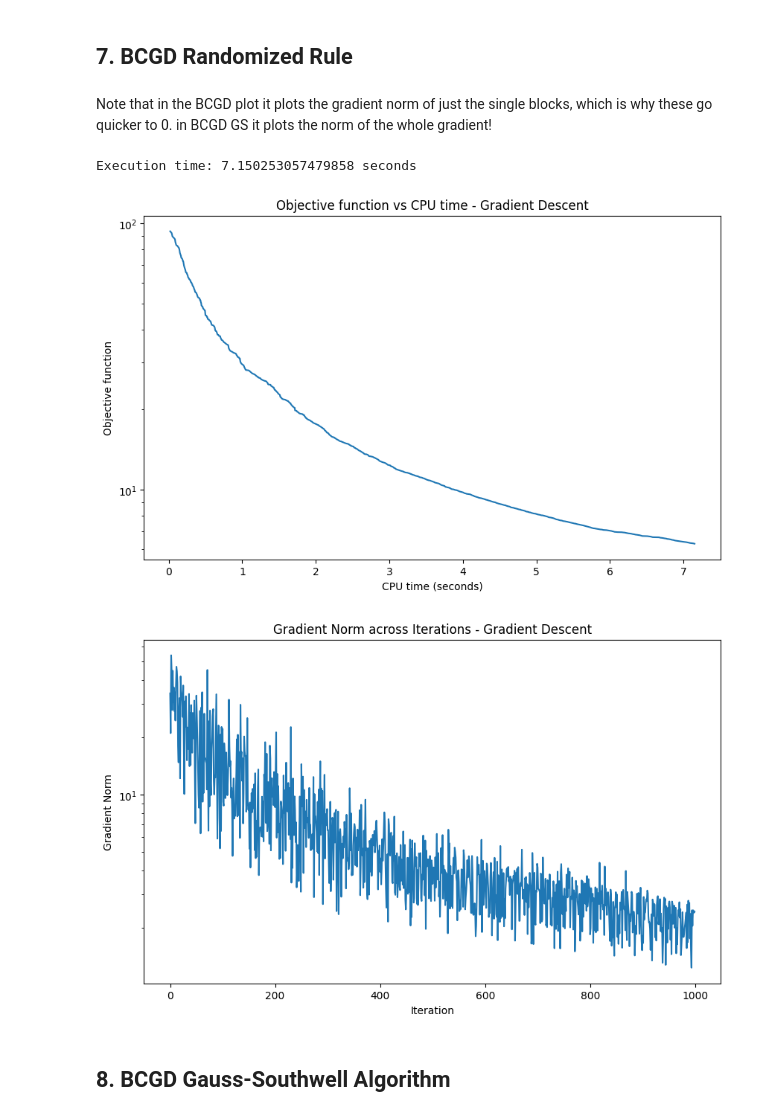
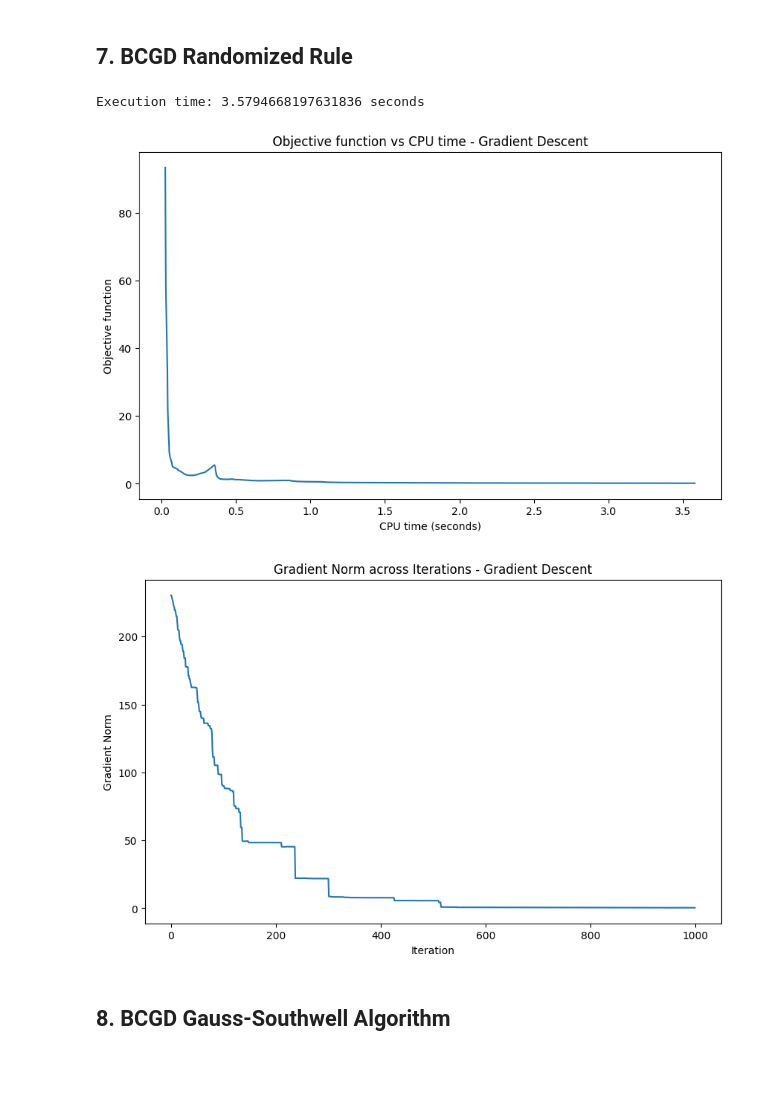
Before and after one commit to maloooon/Optimizing_Multi-Class_Logistic_Regression_with_Gradient-Based_Methods, a Jupyter notebook: HW1_CLEANED_CODE.ipynb, the cells around one changed output. Cells and saved outputs as stored; diff of their text form; code cells hidden in the pictures; blank space fills up the shorter version.

```diff
--- a/HW1_CLEANED_CODE.ipynb
+++ b/HW1_CLEANED_CODE.ipynb
@@ -202,6 +128,8 @@ def cost_function_3(X,A,labels):
 # Define Gradient descent variables
 EPSILON = 1e-6
 ITERATIONS = 1000
-LR = 0.001
+LR_GD = 0.001
+LR_BCGD = 0.0008
+LR_BCGD_GS = 0.0008
 # %%
 # Plotting functions
@@ -226,3 +187,7 @@ def plotting(times,losses,gradient_norms):
+# %%
+#scheduler_GD = LearningRateScheduler(initial_lr=LR_GD, decay_factor=1, num_iterations_per_decay=100)
+scheduler_BCGD = LearningRateScheduler(initial_lr=LR_BCGD, decay_factor=0.50, num_iterations_per_decay=50)
+scheduler_BCGD_GS = LearningRateScheduler(initial_lr=LR_BCGD_GS, decay_factor=0.50, num_iterations_per_decay=50)
 # %% [markdown]
 ## 4.Partial Gradient
 We define as a block a single column in the parameter matrix $X$. Thus, one block defines all features for a single class. As this is a column vector in the matrix $X$, our partial gradient is now only dependent on $c$.
@@ -345,7 +291,7 @@ Execution time: 10.010052919387817 seconds
 # %% [markdown]
 ## 6. Gradient Descent Algorithm
 # %%
-X_values, gradient_norms_GD, times_GD = gradient_descent_final(X,A,labels, lr= LR, cost_function = cost_function_3,  iterations= ITERATIONS)
+X_values, gradient_norms_GD, times_GD = gradient_descent_final(X,A,labels, lr= LR_GD, cost_function = cost_function_3,  iterations= ITERATIONS)
 
 
 losses_GD = [cost_function_3(X_val, A, labels) for X_val in X_values]
@@ -363,7 +309,7 @@ random_choices = []
 for i in range(ITERATIONS):
     random_choices.append(random.randint(0,k-1))
 # %%
-def BCGD_randomized(X,A,labels,lr, cost_function, iterations = 500):
+def BCGD_randomized(X,A,labels,lr, cost_function, iterations ):
 
     # Do a copy of X so we don't change each time we run the program new
     X_copy = X.copy()
@@ -372,25 +318,41 @@ def BCGD_randomized(X,A,labels,lr, cost_function, iterations = 500):
     X_values = []
     times = []
     start_time = time.time()
+
+    # Calculate the full gradient once
+    grad = full_gradient_final(X_copy,A,labels)
+
     for i in range(iterations):
         # Add values of X for to plot loss out of gradient calculation function (for better time efficiency in calculating the gradient)
         # why do we have to use np.copy again ? else constant value ???
         X_values.append(np.copy(X_copy))
+
         # Generate random c
-        print(random_choices[i])
+
         curr_c = random_choices[i] #random.randint(0,k-1)
-        # Calculate gradient
-        grad = partial_gradient(X_copy,A,labels,curr_c)
-        # Get the gradient norm (of just the current block)
+
+        # Take the random block
+        curr_grad = grad[:, curr_c]
+
+
+        grad[:, curr_c] = partial_gradient(X_copy,A,labels,curr_c)
+
+
+        # Get the gradient norm (of the whole gradient)
         norm = np.linalg.norm(grad)
         # Check the stopping criterium
         # Not added here, because we can always only calc norm of
         # current partial gradient : better just do via iterations ?
 
+        # Update the learning rate
+        current_lr = scheduler_BCGD.get_learning_rate()
+        # print(f"Epoch {i + 1}: Learning rate = {current_lr:.6f}")
+        scheduler_BCGD.update_learning_rate()
+
         # Add current gradient norm to list
         gradient_norms.append(norm)
         # Gradient step
-        X_copy[:, curr_c] = X_copy[:, curr_c] - lr * partial_gradient(X_copy,A,labels,curr_c)
+        X_copy = X_copy - lr * grad
         # Add times
         times.append(time.time() - start_time)
 
@@ -400,17 +362,15 @@ def BCGD_randomized(X,A,labels,lr, cost_function, iterations = 500):
 
 
     return X_values, gradient_norms, times
-# %% [markdown]
-Note that in the BCGD plot it plots the gradient norm of just the single blocks, which is why these go quicker to 0. in BCGD GS it plots the norm of the whole gradient!
 # %%
-X_values, gradient_norms_BCGD, times_BCGD = BCGD_randomized(X,A,labels, LR, cost_function= cost_function_3, iterations= ITERATIONS)
+X_values, gradient_norms_BCGD, times_BCGD = BCGD_randomized(X,A,labels, lr = LR_BCGD, cost_function= cost_function_3, iterations= ITERATIONS)
 losses_BCGD = [cost_function_3(X_val, A, labels) for X_val in X_values]
 
 plotting(times_BCGD, losses_BCGD, gradient_norms_BCGD)
 # %% [output]
-Execution time: 7.150253057479858 seconds
+Execution time: 3.5794668197631836 seconds
-[figure, old version]
+[figure, new version]
-[figure, old version]
+[figure, new version]
 # %% [markdown]
 ## 8. BCGD Gauss-Southwell Algorithm
 # %%
```
Also changed, not shown: parts of 32 cells of this notebook, 2 other files.
